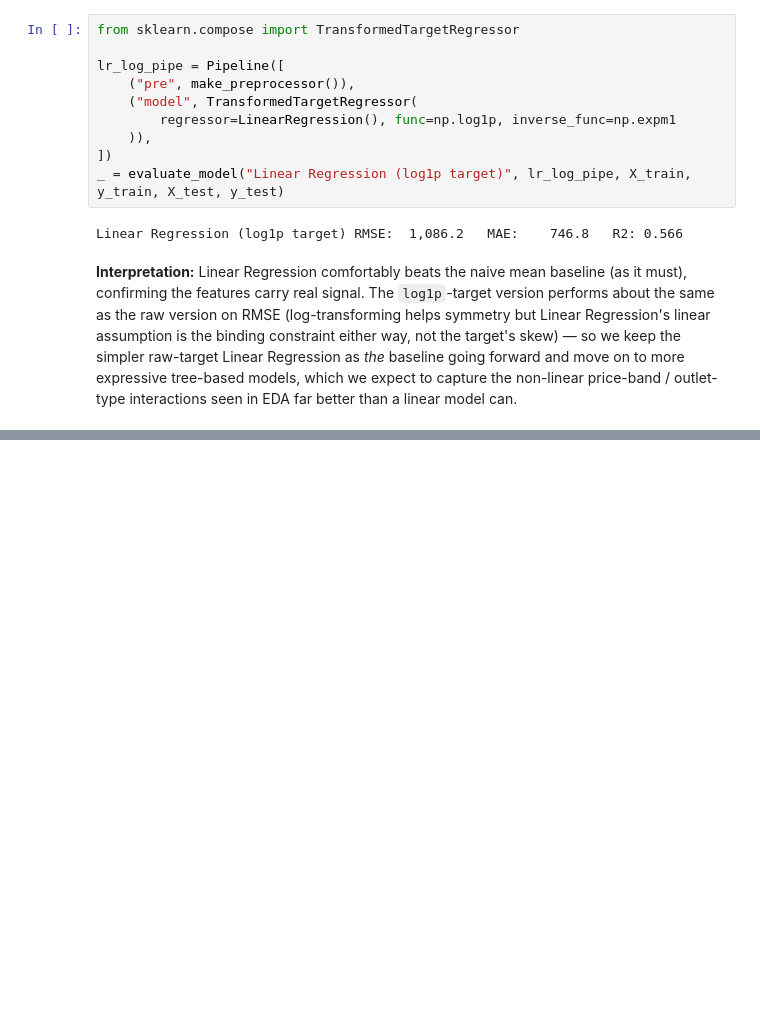
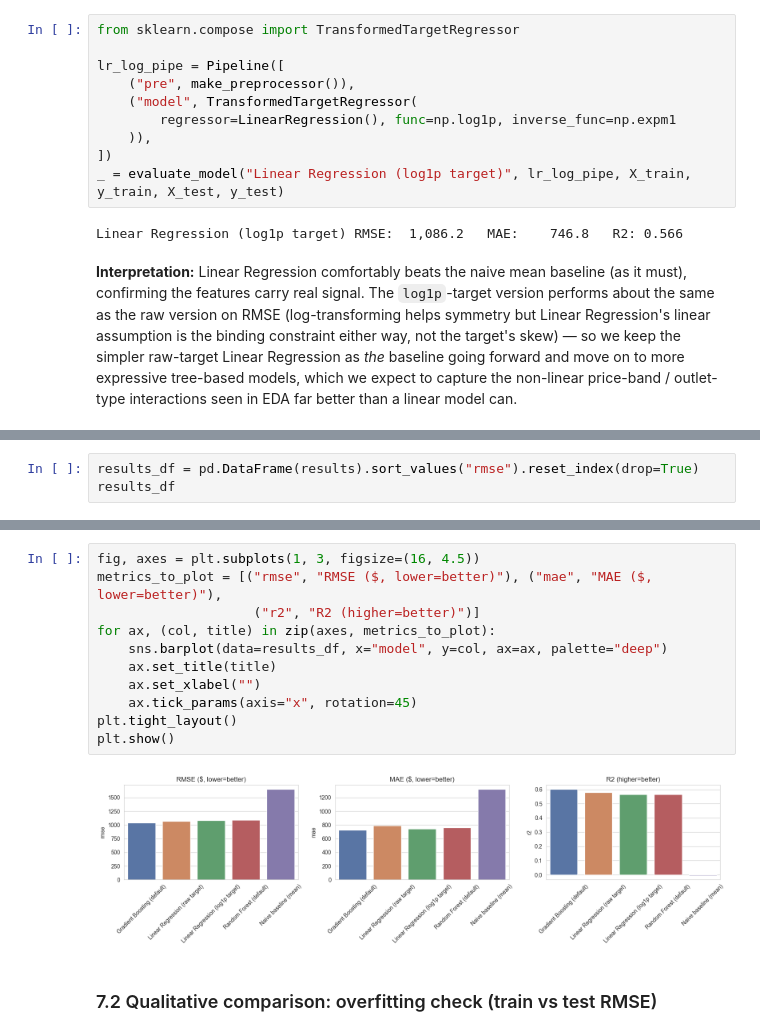
Before and after one commit to marcusteoh/bigmart-sales-predictor, a Jupyter notebook: BigMart_Sales_Prediction.ipynb, the cells around one changed output, grey strips where cells are left out. Drawn from its saved outputs; the diff is of its cells as text; blank space fills up the shorter version.

Commit message:
Train and compare Random Forest and Gradient Boosting against baselines; select Gradient Boosting candidate

```diff
--- a/BigMart_Sales_Prediction.ipynb
+++ b/BigMart_Sales_Prediction.ipynb
@@ -664,0 +701,3 @@ outlet-type interactions seen in EDA far better than a linear model can.
+# %%
+results_df = pd.DataFrame(results).sort_values("rmse").reset_index(drop=True)
+results_df
@@ -664,0 +711,15 @@ outlet-type interactions seen in EDA far better than a linear model can.
+# %%
+fig, axes = plt.subplots(1, 3, figsize=(16, 4.5))
+metrics_to_plot = [("rmse", "RMSE ($, lower=better)"), ("mae", "MAE ($, lower=better)"),
+                    ("r2", "R2 (higher=better)")]
+for ax, (col, title) in zip(axes, metrics_to_plot):
+    sns.barplot(data=results_df, x="model", y=col, ax=ax, palette="deep")
+    ax.set_title(title)
+    ax.set_xlabel("")
+    ax.tick_params(axis="x", rotation=45)
+plt.tight_layout()
+plt.show()
+# %% [output]
+[figure, added]
+# %% [markdown]
+### 7.2 Qualitative comparison: overfitting check (train vs test RMSE)
```
Also changed, not shown: parts of 8 cells of this notebook.
